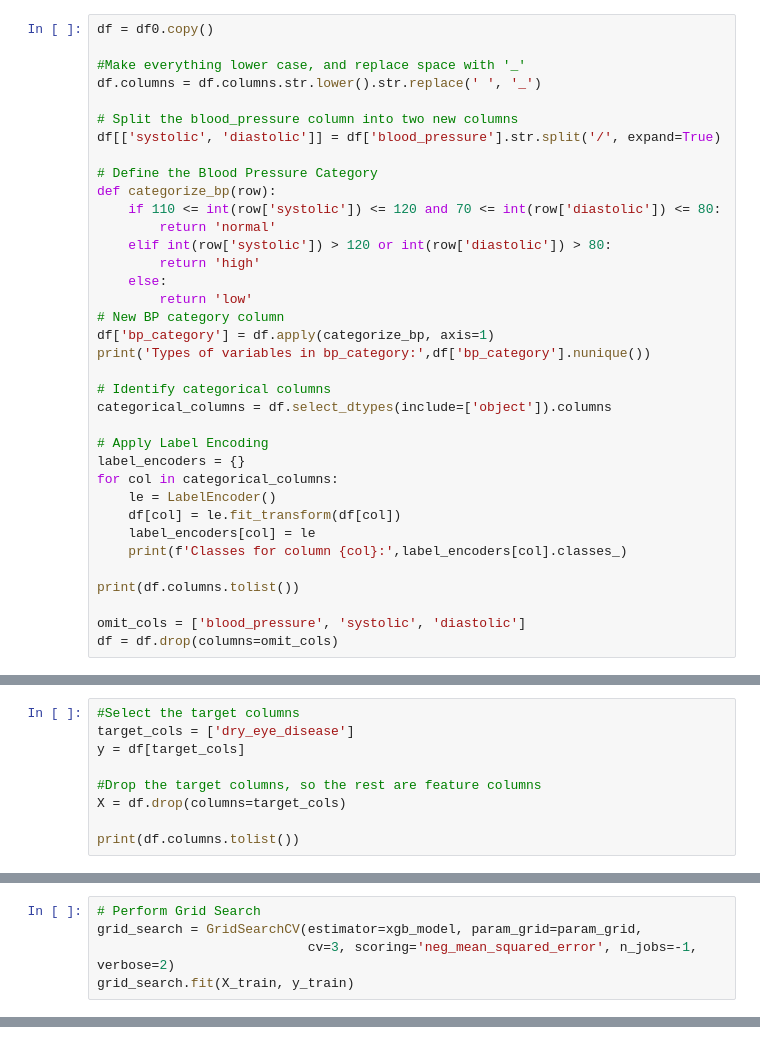
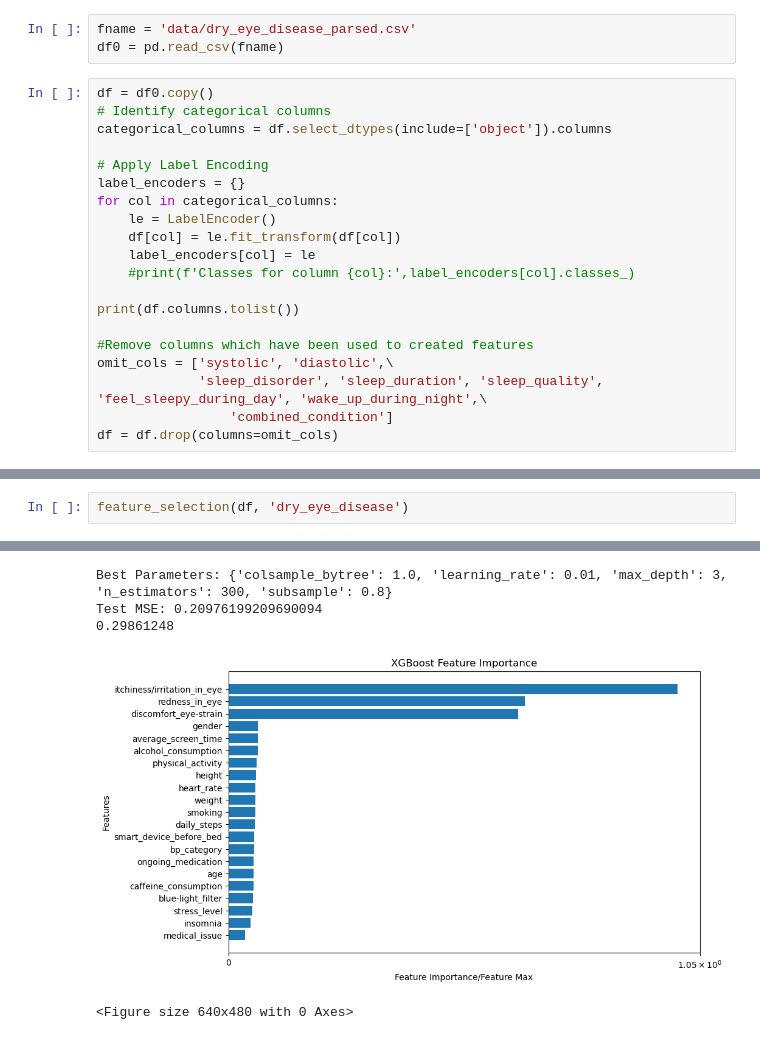
Before and after one commit to debanjan-cosmo/Erdos_Data_Science_Project_2025, a Jupyter notebook: 03_Feature_Selection.ipynb, the cells around one changed output, grey strips where cells are left out. Drawn from its saved outputs; the diff is of its cells as text.

```diff
--- a/03_Feature_Selection.ipynb
+++ b/03_Feature_Selection.ipynb
@@ -30,24 +19,8 @@ Warning: Looks like you're using an outdated `kagglehub` version (installed: 0.3
+# %%
+fname = 'data/dry_eye_disease_parsed.csv'
+df0 = pd.read_csv(fname)
 # %%
 df = df0.copy()
-
-#Make everything lower case, and replace space with '_'
-df.columns = df.columns.str.lower().str.replace(' ', '_')
-
-# Split the blood_pressure column into two new columns
-df[['systolic', 'diastolic']] = df['blood_pressure'].str.split('/', expand=True)
-
-# Define the Blood Pressure Category
-def categorize_bp(row):
-    if 110 <= int(row['systolic']) <= 120 and 70 <= int(row['diastolic']) <= 80:
-        return 'normal'
-    elif int(row['systolic']) > 120 or int(row['diastolic']) > 80:
-        return 'high'
-    else:
-        return 'low'
-# New BP category column
-df['bp_category'] = df.apply(categorize_bp, axis=1)
-print('Types of variables in bp_category:',df['bp_category'].nunique())
-
 # Identify categorical columns
 categorical_columns = df.select_dtypes(include=['object']).columns
 
@@ -57,10 +30,13 @@ for col in categorical_columns:
     le = LabelEncoder()
     df[col] = le.fit_transform(df[col])
     label_encoders[col] = le
-    print(f'Classes for column {col}:',label_encoders[col].classes_)
+    #print(f'Classes for column {col}:',label_encoders[col].classes_)
 
 print(df.columns.tolist())
 
-omit_cols = ['blood_pressure', 'systolic', 'diastolic']
+#Remove columns which have been used to created features
+omit_cols = ['systolic', 'diastolic',\
+             'sleep_disorder', 'sleep_duration', 'sleep_quality', 'feel_sleepy_during_day', 'wake_up_during_night',\
+                 'combined_condition']
 df = df.drop(columns=omit_cols)
 # %% [output]
@@ -84,9 +43,0 @@ Classes for column bp_category: ['high' 'low' 'normal']
-# %%
-#Select the target columns
-target_cols = ['dry_eye_disease']
-y = df[target_cols]
-
-#Drop the target columns, so the rest are feature columns
-X = df.drop(columns=target_cols)
-
-print(df.columns.tolist())
@@ -123,5 +43,0 @@ param_grid = {
-# %%
-# Perform Grid Search
-grid_search = GridSearchCV(estimator=xgb_model, param_grid=param_grid,
-                           cv=3, scoring='neg_mean_squared_error', n_jobs=-1, verbose=2)
-grid_search.fit(X_train, y_train)
@@ -268,0 +104,3 @@ plt.show()
+# %%
+feature_selection(df, 'dry_eye_disease')
+# %% [output]
@@ -268,0 +115,5 @@ plt.show()
+Best Parameters: {'colsample_bytree': 1.0, 'learning_rate': 0.01, 'max_depth': 3, 'n_estimators': 300, 'subsample': 0.8}
+Test MSE: 0.20976199209690094
+0.29861248
+[figure, added]
+<Figure size 640x480 with 0 Axes>
```
Also changed, not shown: parts of 23 cells of this notebook, 7 other files.
